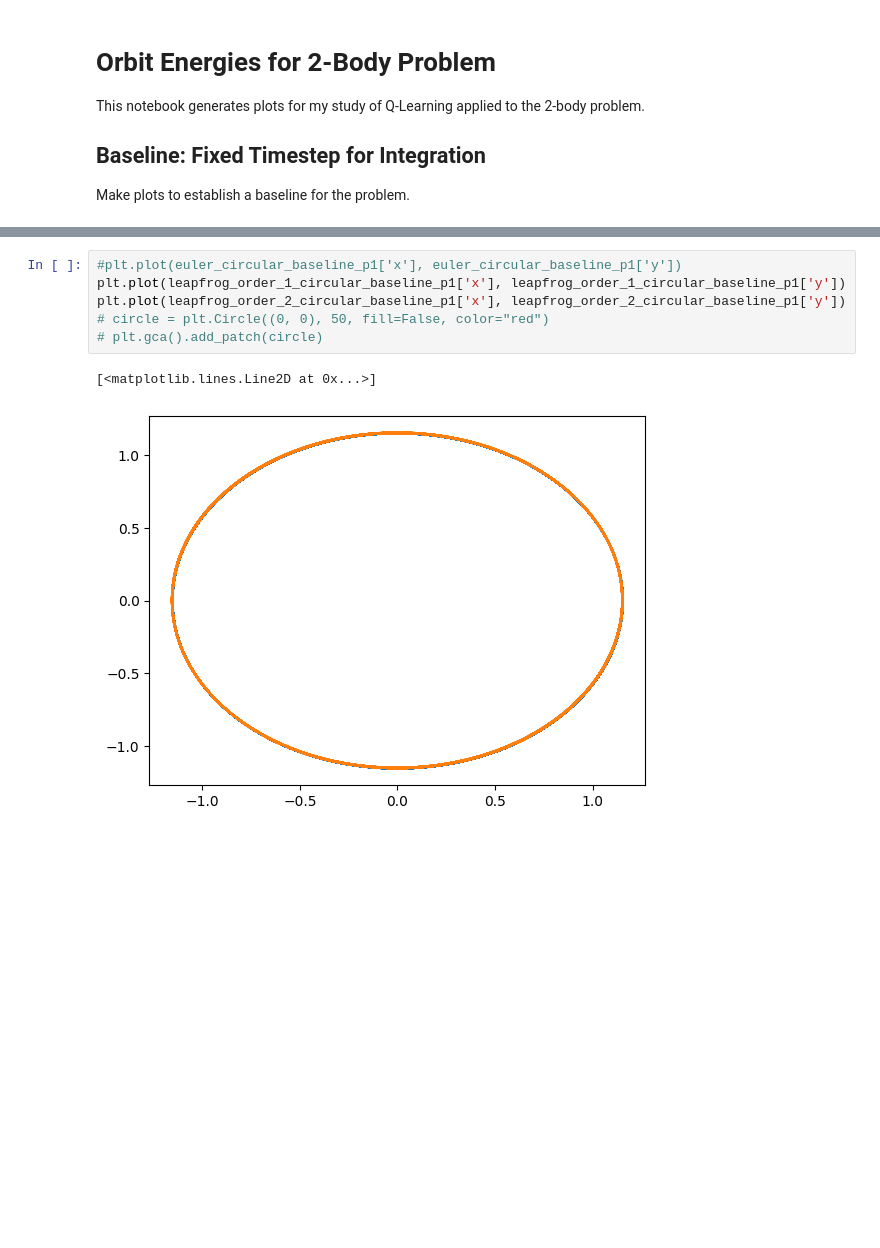
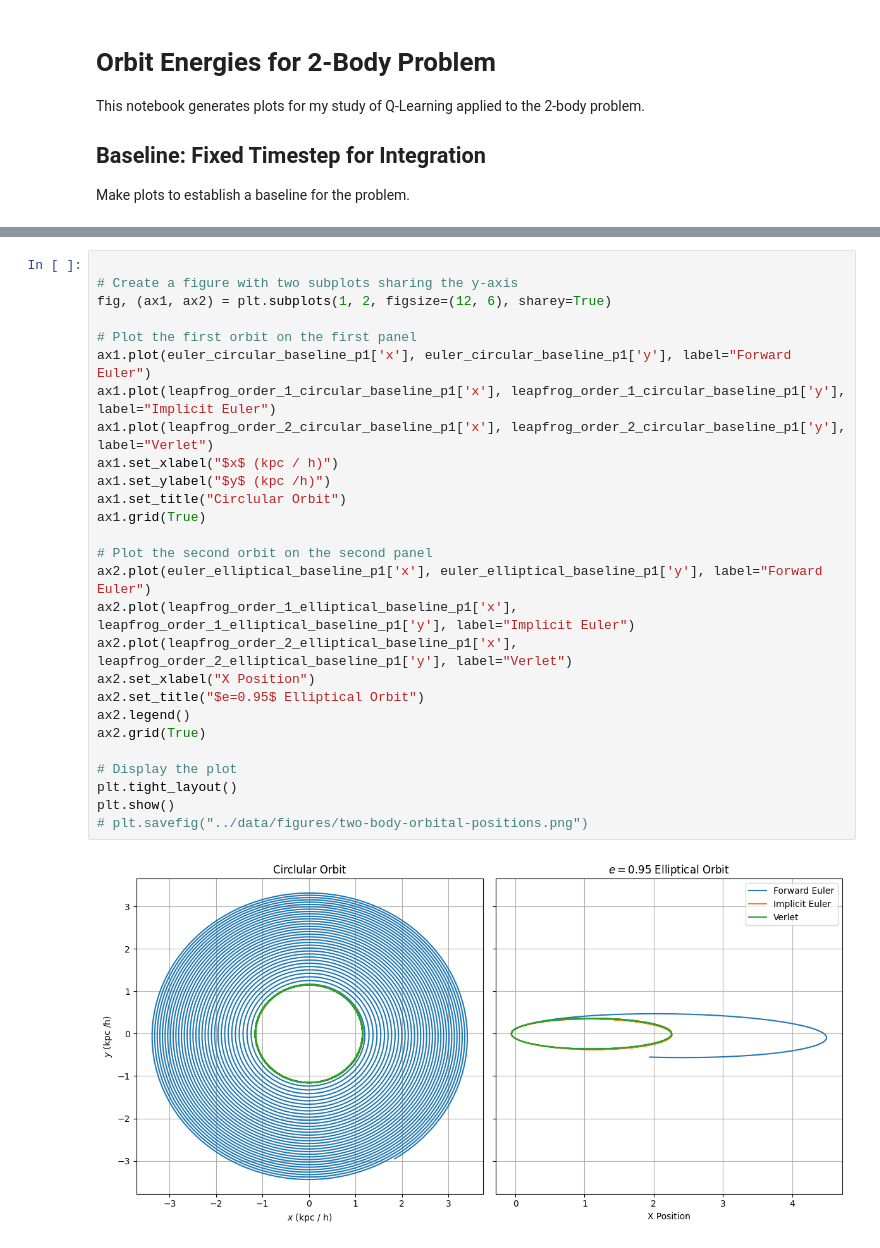
Before and after one commit to bauerj4/reinforcement-learning-based-nbody-timestepping, a Jupyter notebook: notebooks/two_body_orbits_q_learning.ipynb, the cells around one changed output, grey strips where cells are left out. Drawn from its saved outputs; the diff is of its cells as text; blank space fills up the shorter version.

```diff
--- a/notebooks/two_body_orbits_q_learning.ipynb
+++ b/notebooks/two_body_orbits_q_learning.ipynb
@@ -88,9 +153,29 @@ Name: Time (Gyr), Length: 100000, dtype: float64
 # %%
-#plt.plot(euler_circular_baseline_p1['x'], euler_circular_baseline_p1['y'])
-plt.plot(leapfrog_order_1_circular_baseline_p1['x'], leapfrog_order_1_circular_baseline_p1['y'])
-plt.plot(leapfrog_order_2_circular_baseline_p1['x'], leapfrog_order_2_circular_baseline_p1['y'])
-# circle = plt.Circle((0, 0), 50, fill=False, color="red")
-# plt.gca().add_patch(circle)
+
+# Create a figure with two subplots sharing the y-axis
+fig, (ax1, ax2) = plt.subplots(1, 2, figsize=(12, 6), sharey=True)
+
+# Plot the first orbit on the first panel
+ax1.plot(euler_circular_baseline_p1['x'], euler_circular_baseline_p1['y'], label="Forward Euler")
+ax1.plot(leapfrog_order_1_circular_baseline_p1['x'], leapfrog_order_1_circular_baseline_p1['y'], label="Implicit Euler")
+ax1.plot(leapfrog_order_2_circular_baseline_p1['x'], leapfrog_order_2_circular_baseline_p1['y'], label="Verlet")
+ax1.set_xlabel("$x$ (kpc / h)")
+ax1.set_ylabel("$y$ (kpc /h)")
+ax1.set_title("Circlular Orbit")
+ax1.grid(True)
+
+# Plot the second orbit on the second panel
+ax2.plot(euler_elliptical_baseline_p1['x'], euler_elliptical_baseline_p1['y'], label="Forward Euler")
+ax2.plot(leapfrog_order_1_elliptical_baseline_p1['x'], leapfrog_order_1_elliptical_baseline_p1['y'], label="Implicit Euler")
+ax2.plot(leapfrog_order_2_elliptical_baseline_p1['x'], leapfrog_order_2_elliptical_baseline_p1['y'], label="Verlet")
+ax2.set_xlabel("X Position")
+ax2.set_title("$e=0.95$ Elliptical Orbit")
+ax2.legend()
+ax2.grid(True)
+
+# Display the plot
+plt.tight_layout()
+plt.show()
+# plt.savefig("../data/figures/two-body-orbital-positions.png")
 # %% [output]
-[<matplotlib.lines.Line2D at 0x...>]
-[figure, old version]
+[figure, new version]
```
Also changed, not shown: parts of 8 cells of this notebook, 12 other files.
